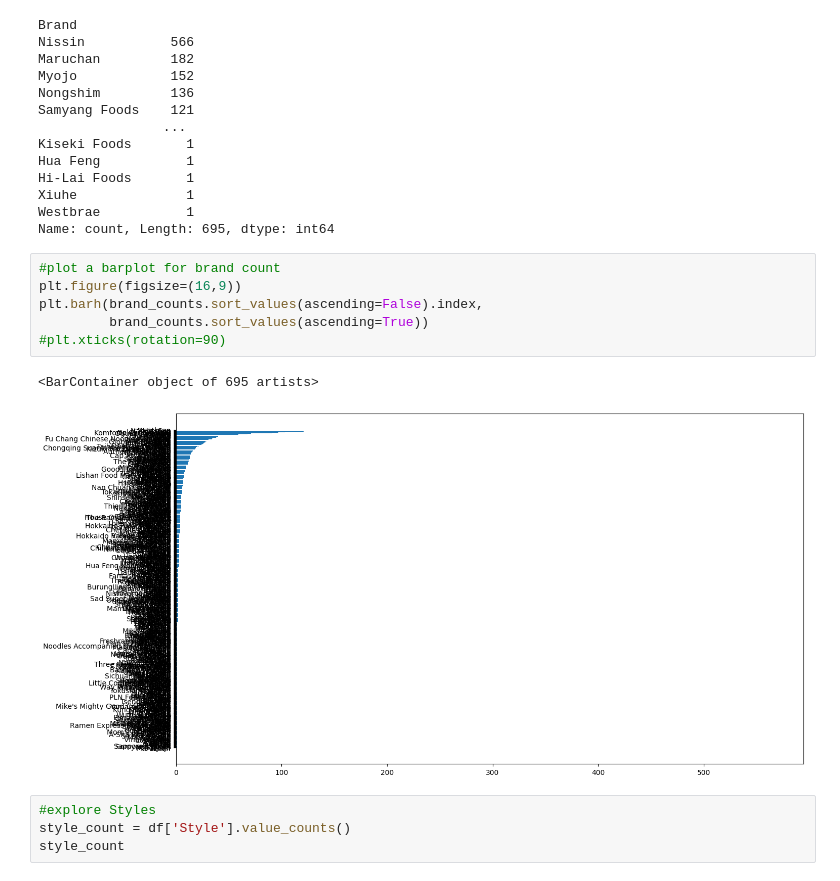
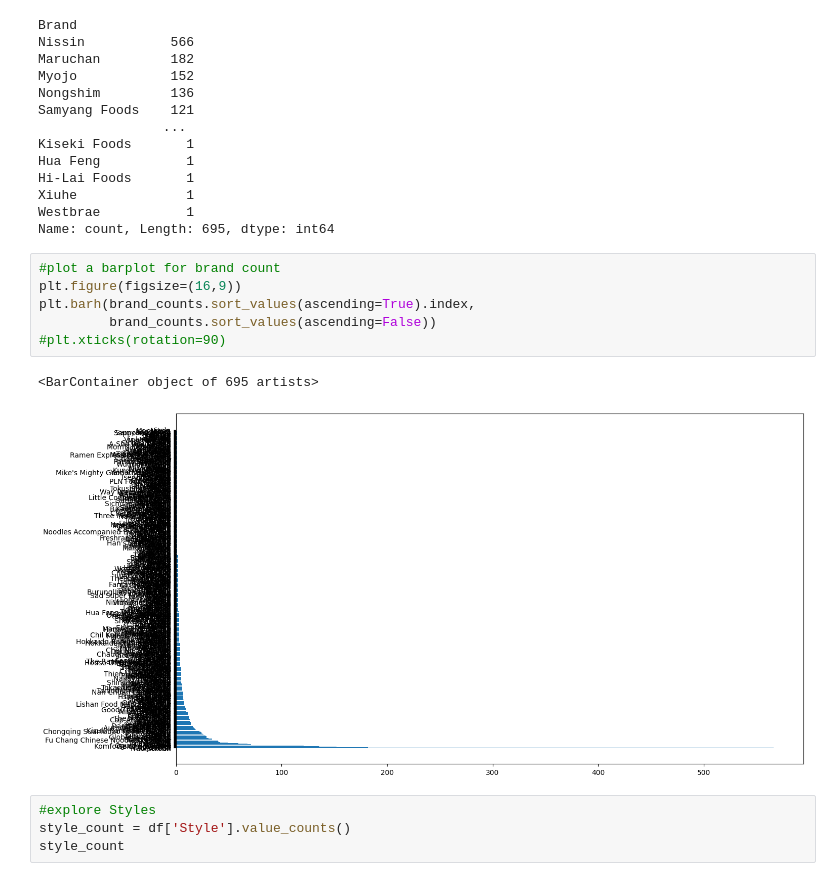
Before and after one commit to tantlu/ramen_rating_2024, a Jupyter notebook: data_exploration.ipynb, the cells around one changed output. Drawn from its saved outputs; the diff is of its cells as text.

```diff
--- a/data_exploration.ipynb
+++ b/data_exploration.ipynb
@@ -271,12 +302,12 @@ Name: count, Length: 695, dtype: int64
 # %%
 #plot a barplot for brand count
 plt.figure(figsize=(16,9))
-plt.barh(brand_counts.sort_values(ascending=False).index,
-         brand_counts.sort_values(ascending=True))
+plt.barh(brand_counts.sort_values(ascending=True).index,
+         brand_counts.sort_values(ascending=False))
 #plt.xticks(rotation=90)
 # %% [output]
 <BarContainer object of 695 artists>
-[figure, old version]
+[figure, new version]
 # %%
 #explore Styles
 style_count = df['Style'].value_counts()
```
Also changed, not shown: parts of 4 cells of this notebook, 10 other files.
